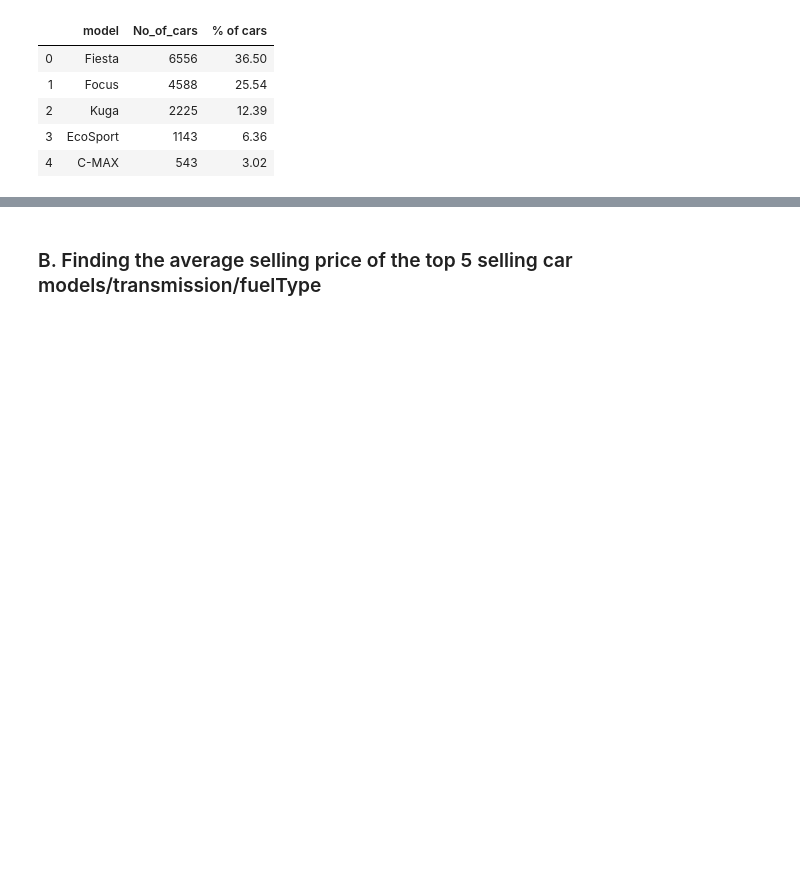
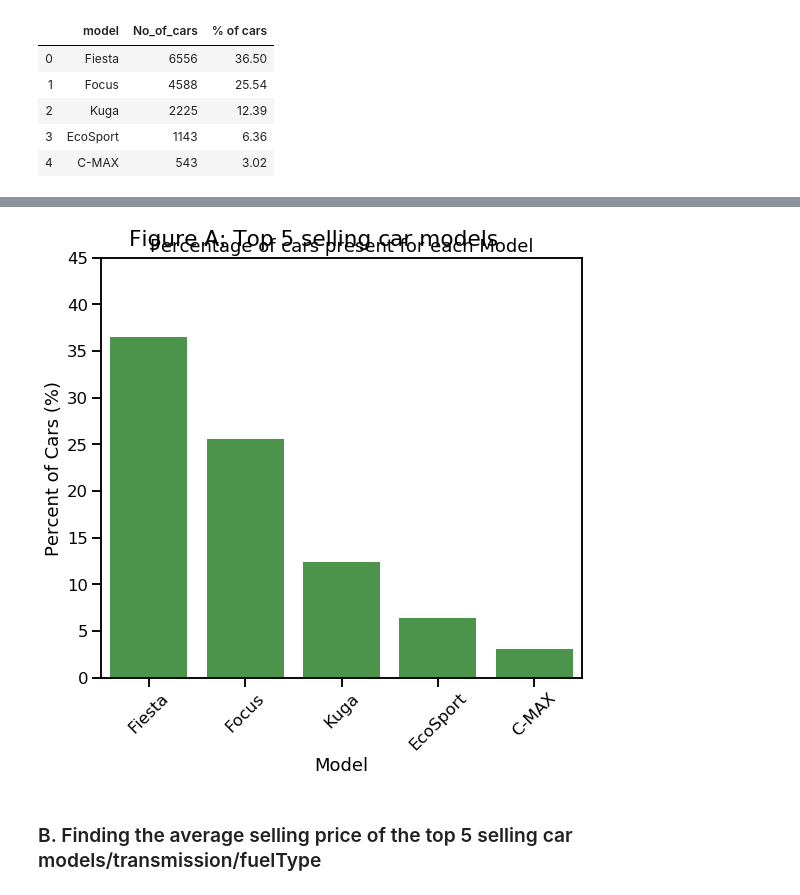
Before and after one commit to nabilatajrin/bmw-used-car-analysis, a Jupyter notebook: ford_used_car_EDA.ipynb, the cells around one changed output, grey strips where cells are left out. Saved outputs shown, nothing was run; the diff lists cells and outputs as text; code cells hidden in the pictures; blank space fills up the shorter version.

```diff
--- a/ford_used_car_EDA.ipynb
+++ b/ford_used_car_EDA.ipynb
@@ -456,3 +456,8 @@ top_selling_car
 | 2 | Kuga | 2225 | 12.39 |
 | 3 | EcoSport | 1143 | 6.36 |
 | 4 | C-MAX | 543 | 3.02 |
+# %%
+df_A = pd.DataFrame({'Model':['Fiesta','Focus','Kuga','EcoSport','C-MAX'],
+                     '% of cars':[36.50,25.54,12.39,6.36,3.02]})
+
+display(df_A)
@@ -458,0 +485,22 @@ top_selling_car
+# %%
+#Setting the size of the graphs.
+plt.figure(figsize=(8,8))
+
+#Creating barplot
+#barplot(data, column_x, color, rotation, yticks)
+#Where,
+#data= Dataframe/ top_selling_car
+#column_x will be in the x axis
+#yticks is the range/bins/class-intervals of y axis
+
+#barplot 'model'
+barplot(df_A, 'Model', 'green', 45, np.arange(0,50,5))
+
+#set title
+plt.suptitle('Figure A: Top 5 selling car models')
+
+#ignoring overlapping of the texts among graphs
+plt.tight_layout()
+plt.show()
+# %% [output]
+[figure, added]
```
Also changed, not shown: parts of 10 cells of this notebook.
